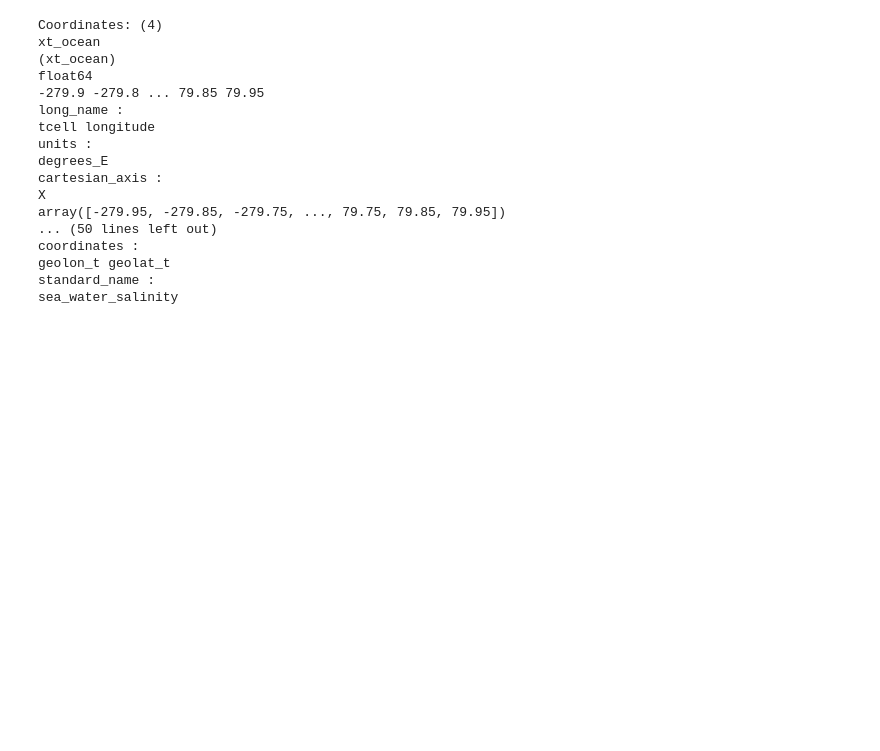
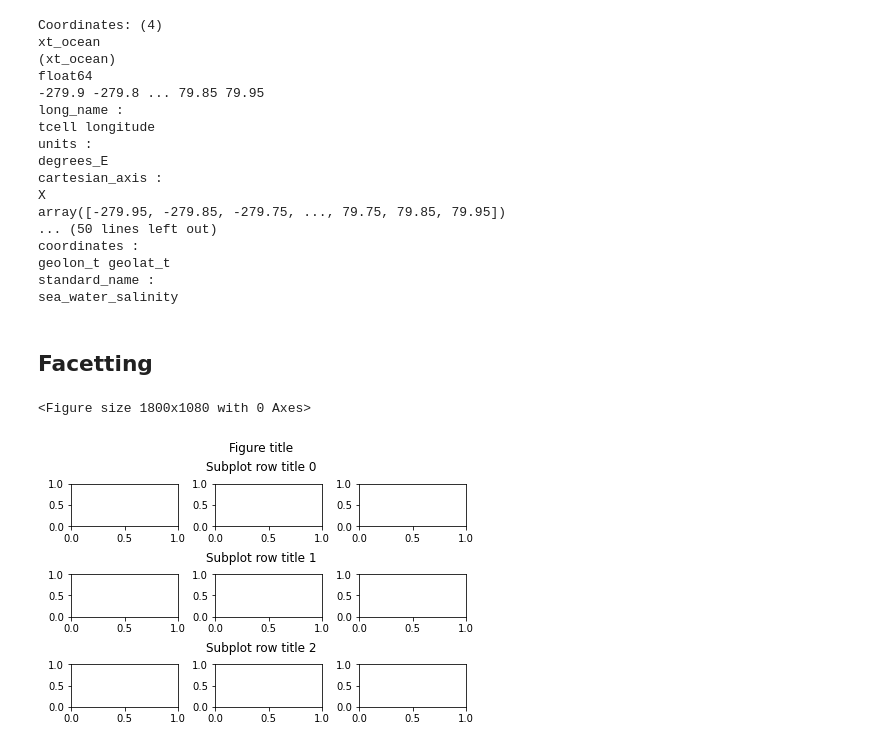
Before and after one commit to lidefi87/ACCESS_scripts_DFA, a Jupyter notebook: Scripts/TestingScripts/0_PlottingData.ipynb, the cells around one changed output. Cells and saved outputs as stored; diff of their text form; code cells hidden in the pictures; blank space fills up the shorter version.

```diff
--- a/Scripts/TestingScripts/0_PlottingData.ipynb
+++ b/Scripts/TestingScripts/0_PlottingData.ipynb
@@ -266,3 +266,38 @@ sea_water_salinity
 #Loading ice area data
 ice_array = cc.querying.getvar(expt, ice_var, session, start_time = stime)
 ice_array
+# %% [markdown]
+## Facetting
+# %%
+from mpl_toolkits.axes_grid1 import ImageGrid
+
+fig = plt.figure(figsize=(25,8))
+grid = ImageGrid(fig, 111, (1,5),
+                 axes_pad=.325,
+                 cbar_location='bottom',
+                 cbar_mode='each',
+                 cbar_pad=0.3,
+                 aspect=False,
+                 cbar_size='3%')
+fig.suptitle('Sea ice advance anomalies between between 1965/66 and 1969/70', y = 0.925)
+
+for (lab,data), ax, cax in zip(anom_SIS['Atlantic_advance'].aice[0:5].groupby('time'), grid, grid.cbar_axes):
+    im = ax.contourf(data.xt_ocean.values, data.yt_ocean.values, data.values)
+    cax.colorbar(im)
+# %% [output]
+<Figure size 1800x1080 with 0 Axes>
+# %%
+fig, axs = plt.subplots(nrows=3, ncols=1, constrained_layout=True)
+fig.suptitle('Figure title')
+
+for ax in axs:
+    ax.remove()
+
+gridspec = axs[0].get_subplotspec().get_gridspec()
+subfigs = [fig.add_subfigure(gs) for gs in gridspec]
+
+for row, subfig in enumerate(subfigs):
+    subfig.suptitle(f'Subplot row title {row}')
+    axs = subfig.subplots(nrows=1, ncols=3)
+# %% [output]
+[figure, added]
```
Also changed, not shown: parts of 1 cell of this notebook, 2 other files.
